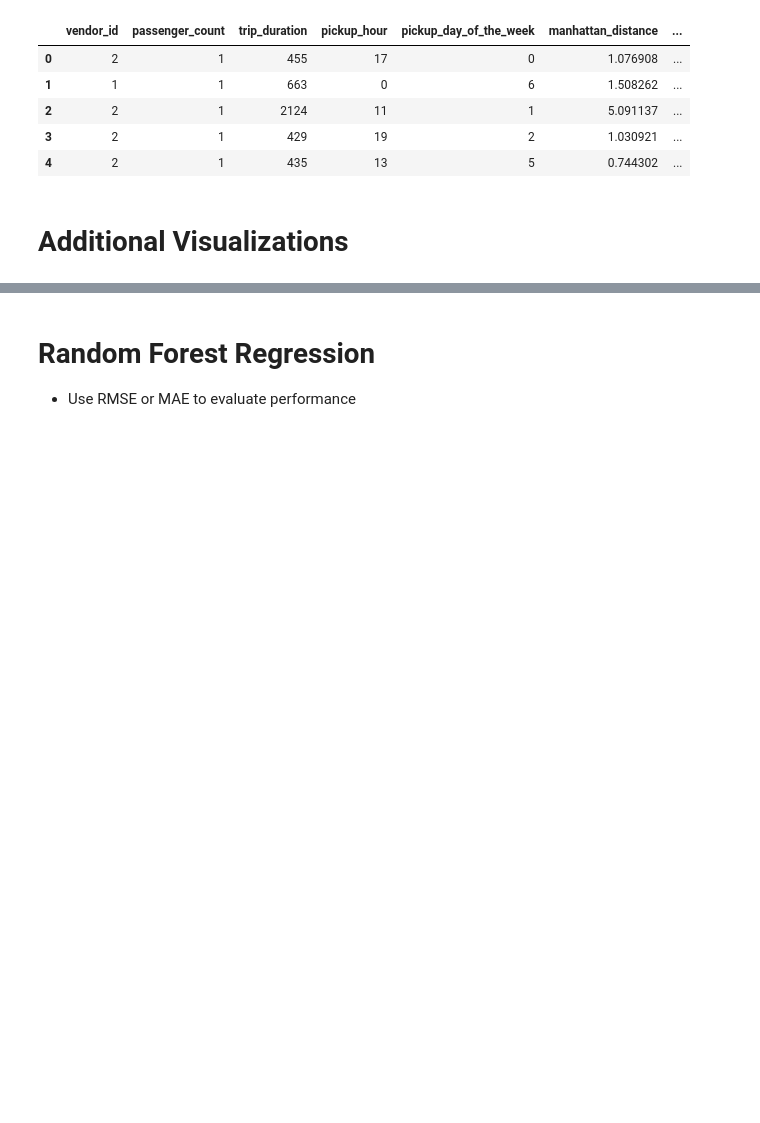
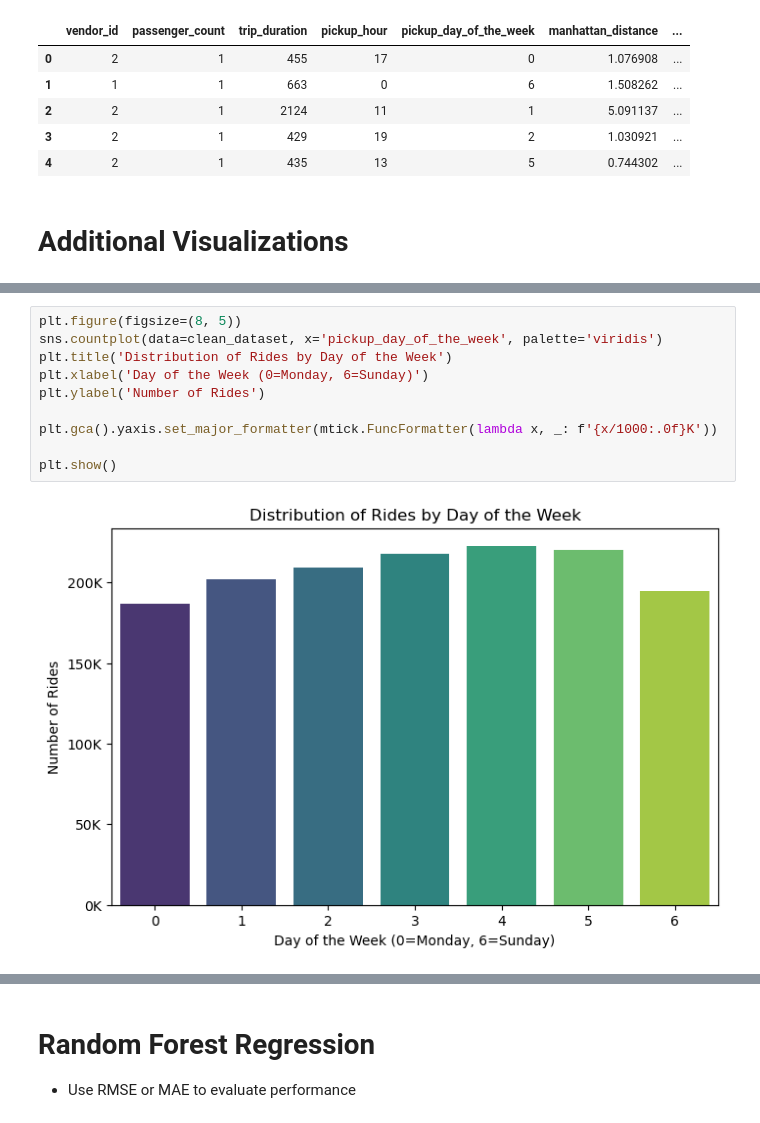
Before and after one commit to wriosmar/NYC-Taxi-Project, a Jupyter notebook: nyc_taxi_time_prediction.ipynb, the cells around one changed output, grey strips where cells are left out. Cells and saved outputs as stored; diff of their text form; blank space fills up the shorter version.

```diff
--- a/nyc_taxi_time_prediction.ipynb
+++ b/nyc_taxi_time_prediction.ipynb
@@ -250,0 +278,12 @@ Name: count, dtype: int64
+# %%
+plt.figure(figsize=(8, 5))
+sns.countplot(data=clean_dataset, x='pickup_day_of_the_week', palette='viridis')
+plt.title('Distribution of Rides by Day of the Week')
+plt.xlabel('Day of the Week (0=Monday, 6=Sunday)')
+plt.ylabel('Number of Rides')
+
+plt.gca().yaxis.set_major_formatter(mtick.FuncFormatter(lambda x, _: f'{x/1000:.0f}K'))
+
+plt.show()
+# %% [output]
+[figure, added]
```
Also changed, not shown: parts of 8 cells of this notebook.
